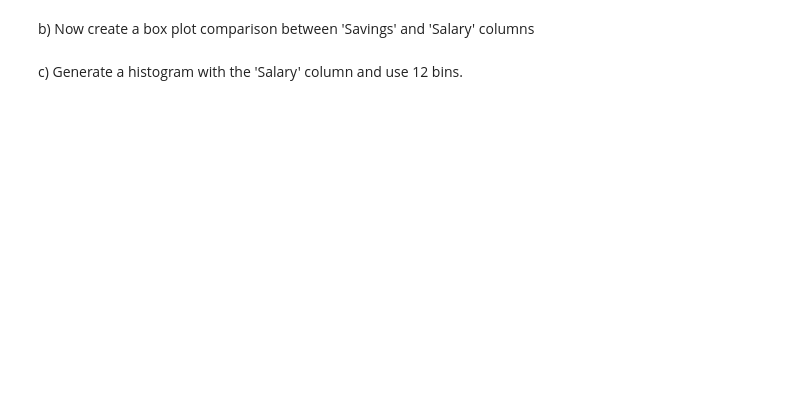
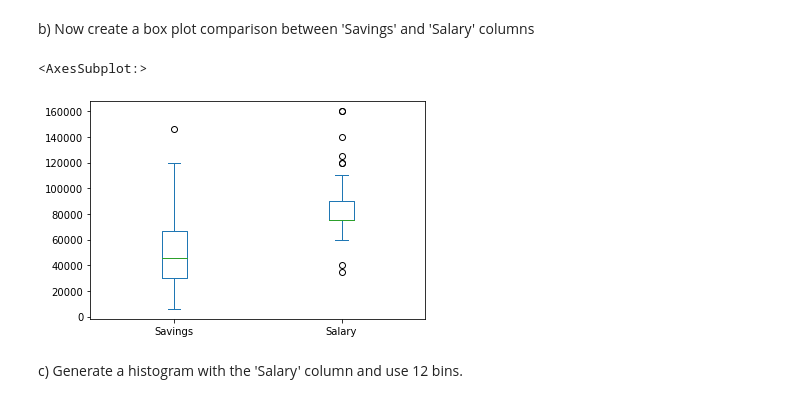
Before and after one commit to Nyotabenson/ADS-Assignment-1, a Jupyter notebook: Pandas Assignment.ipynb, the cells around one changed output. Drawn from its saved outputs; the diff is of its cells as text; code cells hidden in the pictures; blank space fills up the shorter version.

```diff
--- a/Pandas Assignment.ipynb
+++ b/Pandas Assignment.ipynb
@@ -108,5 +206,9 @@ a) Using the 'Diploma Type' column, plot a bar chart and show its value counts.
 b) Now create a box plot comparison between 'Savings' and 'Salary' columns
 # %%
 #b) (1)
+alumni[["Savings","Salary"]].plot.box()
+# %% [output]
+<AxesSubplot:>
+[figure, added]
 # %% [markdown]
 c) Generate a histogram with the 'Salary' column and use 12 bins.
```
Also changed, not shown: parts of 24 cells of this notebook.
